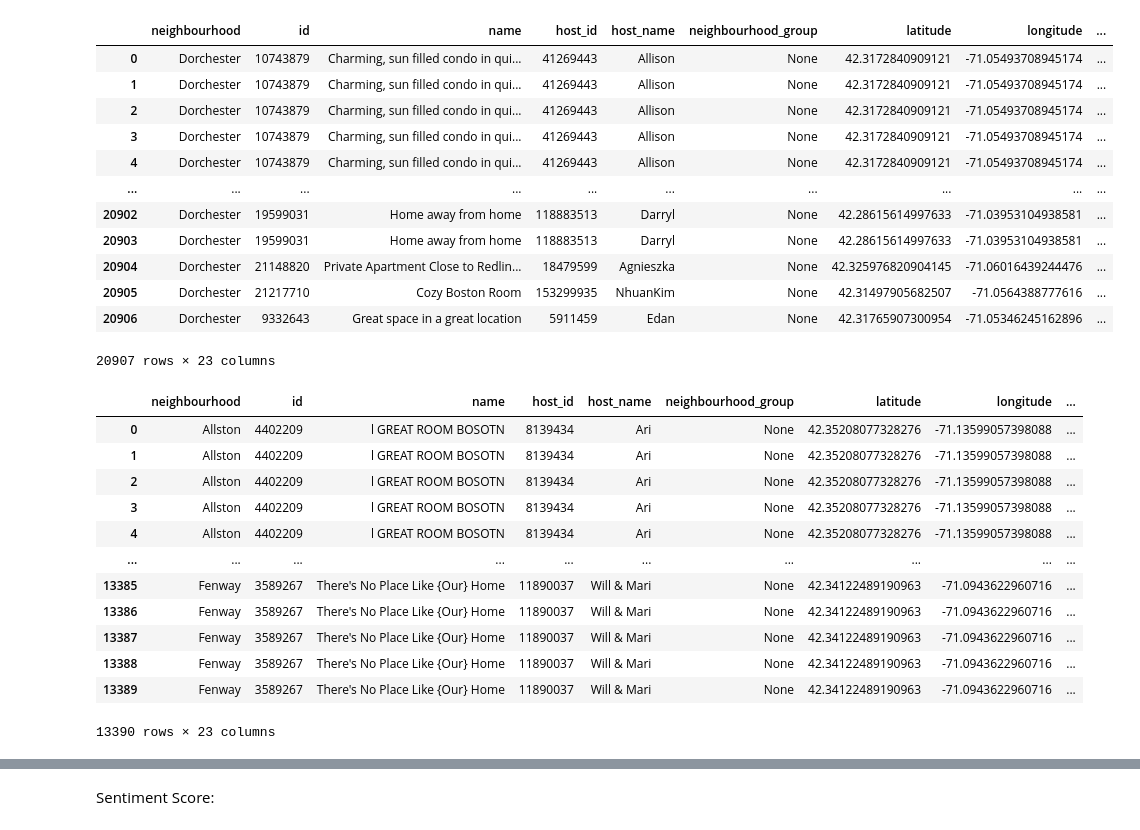
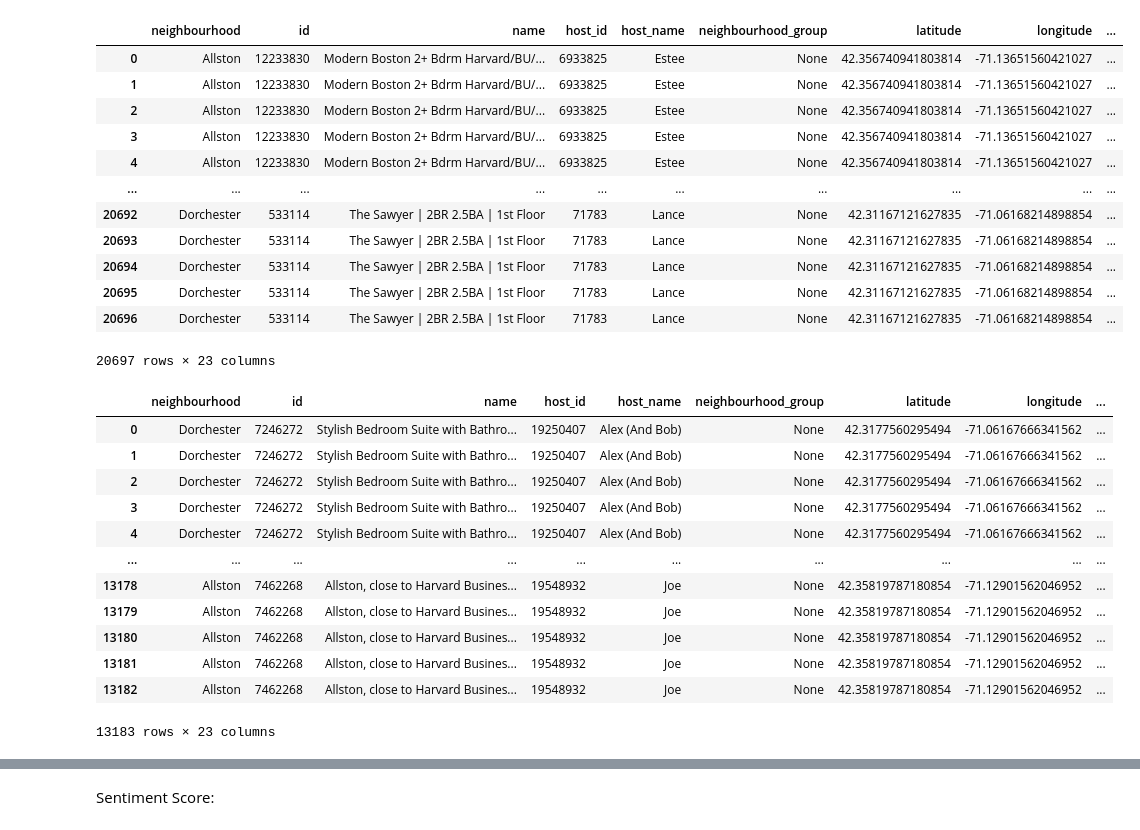
Before and after one commit to aditya-prasad-projects/Airbnb, a Jupyter notebook: Boston_Aibnb_Analysis_Detailed.ipynb, the cells around one changed output, grey strips where cells are left out. Saved outputs shown, nothing was run; the diff lists cells and outputs as text; code cells hidden in the pictures.

```diff
--- a/Boston_Aibnb_Analysis_Detailed.ipynb
+++ b/Boston_Aibnb_Analysis_Detailed.ipynb
@@ -18,10 +18,8 @@ spark = SparkSession\
         .getOrCreate()
 # %%
 def get_complete_boston_data(listings_url, reviews_url, year):
-    spark.sparkContext.addFile(reviews_url)
-    spark.sparkContext.addFile(listings_url)
-    boston_reviews_df = spark.read.option("header", "true").csv(SparkFiles.get("reviews.csv.gz"))
-    boston_listings_df = spark.read.csv(SparkFiles.get("listings.csv"), header=True)
+    boston_reviews_df = spark.read.option("header", "true").csv(reviews_url)
+    boston_listings_df = spark.read.csv(listings_url, header=True)
     boston_reviews_df = boston_reviews_df.where("comments != 'None'")
     boston_reviews_df = boston_reviews_df.withColumnRenamed("id", "review_id")
     boston_top_neighbourhood = boston_listings_df.join(boston_neighbourhoods_df, ["neighbourhood"] , "left_semi")
@@ -92,39 +90,39 @@ boston_neighbourhood_2018.toPandas()
 # %%
-reviews_url = "http://data.insideairbnb.com/united-states/ma/boston/2017-10-06/data/reviews.csv.gz"
-listings_url = "http://data.insideairbnb.com/united-states/ma/boston/2017-10-06/visualisations/listings.csv"
+reviews_url = "data/Boston/2017/October/reviews.csv"
+listings_url = "data/Boston/2017/October/listings.csv"
 boston_neighbourhood_2017 = get_complete_boston_data(listings_url, reviews_url, 2017)
 boston_neighbourhood_2017.toPandas()
 # %% [output]
 |  | neighbourhood | id | name | host_id | host_name | neighbourhood_group | latitude | longitude | ... |
-| 0 | Dorchester | 10743879 | Charming, sun filled condo in qui... | 41269443 | Allison | None | 42.3172840909121 | -71.05493708945174 | ... |
-| 1 | Dorchester | 10743879 | Charming, sun filled condo in qui... | 41269443 | Allison | None | 42.3172840909121 | -71.05493708945174 | ... |
-| 2 | Dorchester | 10743879 | Charming, sun filled condo in qui... | 41269443 | Allison | None | 42.3172840909121 | -71.05493708945174 | ... |
-| 3 | Dorchester | 10743879 | Charming, sun filled condo in qui... | 41269443 | Allison | None | 42.3172840909121 | -71.05493708945174 | ... |
-| 4 | Dorchester | 10743879 | Charming, sun filled condo in qui... | 41269443 | Allison | None | 42.3172840909121 | -71.05493708945174 | ... |
+| 0 | Allston | 12233830 | Modern Boston 2+ Bdrm Harvard/BU/... | 6933825 | Estee | None | 42.356740941803814 | -71.13651560421027 | ... |
+| 1 | Allston | 12233830 | Modern Boston 2+ Bdrm Harvard/BU/... | 6933825 | Estee | None | 42.356740941803814 | -71.13651560421027 | ... |
+| 2 | Allston | 12233830 | Modern Boston 2+ Bdrm Harvard/BU/... | 6933825 | Estee | None | 42.356740941803814 | -71.13651560421027 | ... |
+| 3 | Allston | 12233830 | Modern Boston 2+ Bdrm Harvard/BU/... | 6933825 | Estee | None | 42.356740941803814 | -71.13651560421027 | ... |
+| 4 | Allston | 12233830 | Modern Boston 2+ Bdrm Harvard/BU/... | 6933825 | Estee | None | 42.356740941803814 | -71.13651560421027 | ... |
 | ... | ... | ... | ... | ... | ... | ... | ... | ... | ... |
-| 20902 | Dorchester | 19599031 | Home away from home | 118883513 | Darryl | None | 42.28615614997633 | -71.03953104938581 | ... |
-| 20903 | Dorchester | 19599031 | Home away from home | 118883513 | Darryl | None | 42.28615614997633 | -71.03953104938581 | ... |
-| 20904 | Dorchester | 21148820 | Private Apartment Close to Redlin... | 18479599 | Agnieszka | None | 42.325976820904145 | -71.06016439244476 | ... |
-| 20905 | Dorchester | 21217710 | Cozy Boston Room | 153299935 | NhuanKim | None | 42.31497905682507 | -71.0564388777616 | ... |
-| 20906 | Dorchester | 9332643 | Great space in a great location | 5911459 | Edan | None | 42.31765907300954 | -71.05346245162896 | ... |
+| 20692 | Dorchester | 533114 | The Sawyer | 2BR 2.5BA | 1st Floor | 71783 | Lance | None | 42.31167121627835 | -71.06168214898854 | ... |
+| 20693 | Dorchester | 533114 | The Sawyer | 2BR 2.5BA | 1st Floor | 71783 | Lance | None | 42.31167121627835 | -71.06168214898854 | ... |
+| 20694 | Dorchester | 533114 | The Sawyer | 2BR 2.5BA | 1st Floor | 71783 | Lance | None | 42.31167121627835 | -71.06168214898854 | ... |
+| 20695 | Dorchester | 533114 | The Sawyer | 2BR 2.5BA | 1st Floor | 71783 | Lance | None | 42.31167121627835 | -71.06168214898854 | ... |
+| 20696 | Dorchester | 533114 | The Sawyer | 2BR 2.5BA | 1st Floor | 71783 | Lance | None | 42.31167121627835 | -71.06168214898854 | ... |
-20907 rows × 23 columns
+20697 rows × 23 columns
 # %%
-reviews_url = "http://data.insideairbnb.com/united-states/ma/boston/2016-09-07/data/reviews.csv.gz"
-listings_url = "http://data.insideairbnb.com/united-states/ma/boston/2016-09-07/visualisations/listings.csv"
+reviews_url = "data/Boston/2016/September/reviews.csv"
+listings_url = "data/Boston/2016/September/listings.csv"
 boston_neighbourhood_2016 = get_complete_boston_data(listings_url, reviews_url, 2016)
 boston_neighbourhood_2016.toPandas()
 # %% [output]
 |  | neighbourhood | id | name | host_id | host_name | neighbourhood_group | latitude | longitude | ... |
-| 0 | Allston | 4402209 | l GREAT ROOM BOSOTN | 8139434 | Ari | None | 42.35208077328276 | -71.13599057398088 | ... |
-| 1 | Allston | 4402209 | l GREAT ROOM BOSOTN | 8139434 | Ari | None | 42.35208077328276 | -71.13599057398088 | ... |
-| 2 | Allston | 4402209 | l GREAT ROOM BOSOTN | 8139434 | Ari | None | 42.35208077328276 | -71.13599057398088 | ... |
-| 3 | Allston | 4402209 | l GREAT ROOM BOSOTN | 8139434 | Ari | None | 42.35208077328276 | -71.13599057398088 | ... |
-| 4 | Allston | 4402209 | l GREAT ROOM BOSOTN | 8139434 | Ari | None | 42.35208077328276 | -71.13599057398088 | ... |
+| 0 | Dorchester | 7246272 | Stylish Bedroom Suite with Bathro... | 19250407 | Alex (And Bob) | None | 42.3177560295494 | -71.06167666341562 | ... |
+| 1 | Dorchester | 7246272 | Stylish Bedroom Suite with Bathro... | 19250407 | Alex (And Bob) | None | 42.3177560295494 | -71.06167666341562 | ... |
+| 2 | Dorchester | 7246272 | Stylish Bedroom Suite with Bathro... | 19250407 | Alex (And Bob) | None | 42.3177560295494 | -71.06167666341562 | ... |
+| 3 | Dorchester | 7246272 | Stylish Bedroom Suite with Bathro... | 19250407 | Alex (And Bob) | None | 42.3177560295494 | -71.06167666341562 | ... |
+| 4 | Dorchester | 7246272 | Stylish Bedroom Suite with Bathro... | 19250407 | Alex (And Bob) | None | 42.3177560295494 | -71.06167666341562 | ... |
 | ... | ... | ... | ... | ... | ... | ... | ... | ... | ... |
-| 13385 | Fenway | 3589267 | There's No Place Like {Our} Home | 11890037 | Will & Mari | None | 42.34122489190963 | -71.0943622960716 | ... |
-| 13386 | Fenway | 3589267 | There's No Place Like {Our} Home | 11890037 | Will & Mari | None | 42.34122489190963 | -71.0943622960716 | ... |
-| 13387 | Fenway | 3589267 | There's No Place Like {Our} Home | 11890037 | Will & Mari | None | 42.34122489190963 | -71.0943622960716 | ... |
-| 13388 | Fenway | 3589267 | There's No Place Like {Our} Home | 11890037 | Will & Mari | None | 42.34122489190963 | -71.0943622960716 | ... |
-| 13389 | Fenway | 3589267 | There's No Place Like {Our} Home | 11890037 | Will & Mari | None | 42.34122489190963 | -71.0943622960716 | ... |
+| 13178 | Allston | 7462268 | Allston, close to Harvard Busines... | 19548932 | Joe | None | 42.35819787180854 | -71.12901562046952 | ... |
+| 13179 | Allston | 7462268 | Allston, close to Harvard Busines... | 19548932 | Joe | None | 42.35819787180854 | -71.12901562046952 | ... |
+| 13180 | Allston | 7462268 | Allston, close to Harvard Busines... | 19548932 | Joe | None | 42.35819787180854 | -71.12901562046952 | ... |
+| 13181 | Allston | 7462268 | Allston, close to Harvard Busines... | 19548932 | Joe | None | 42.35819787180854 | -71.12901562046952 | ... |
+| 13182 | Allston | 7462268 | Allston, close to Harvard Busines... | 19548932 | Joe | None | 42.35819787180854 | -71.12901562046952 | ... |
-13390 rows × 23 columns
+13183 rows × 23 columns
 # %%
```
Also changed, not shown: parts of 32 cells of this notebook, 1 other file.
